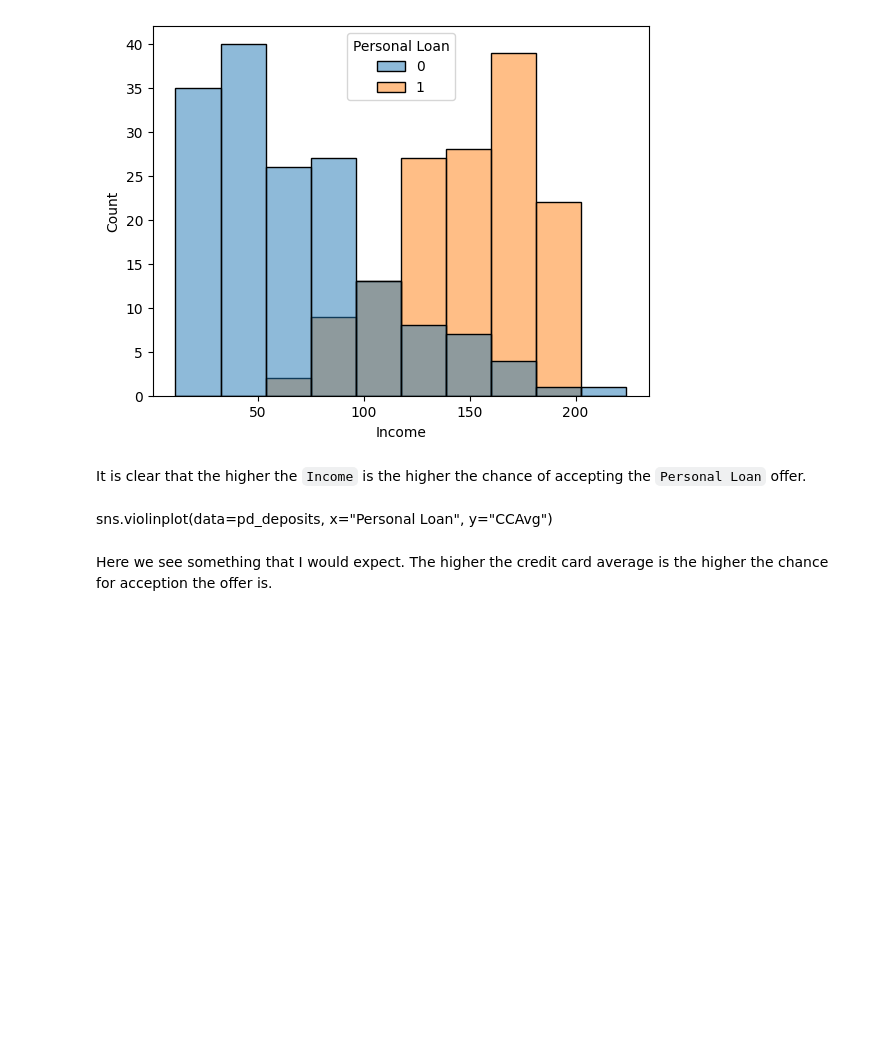
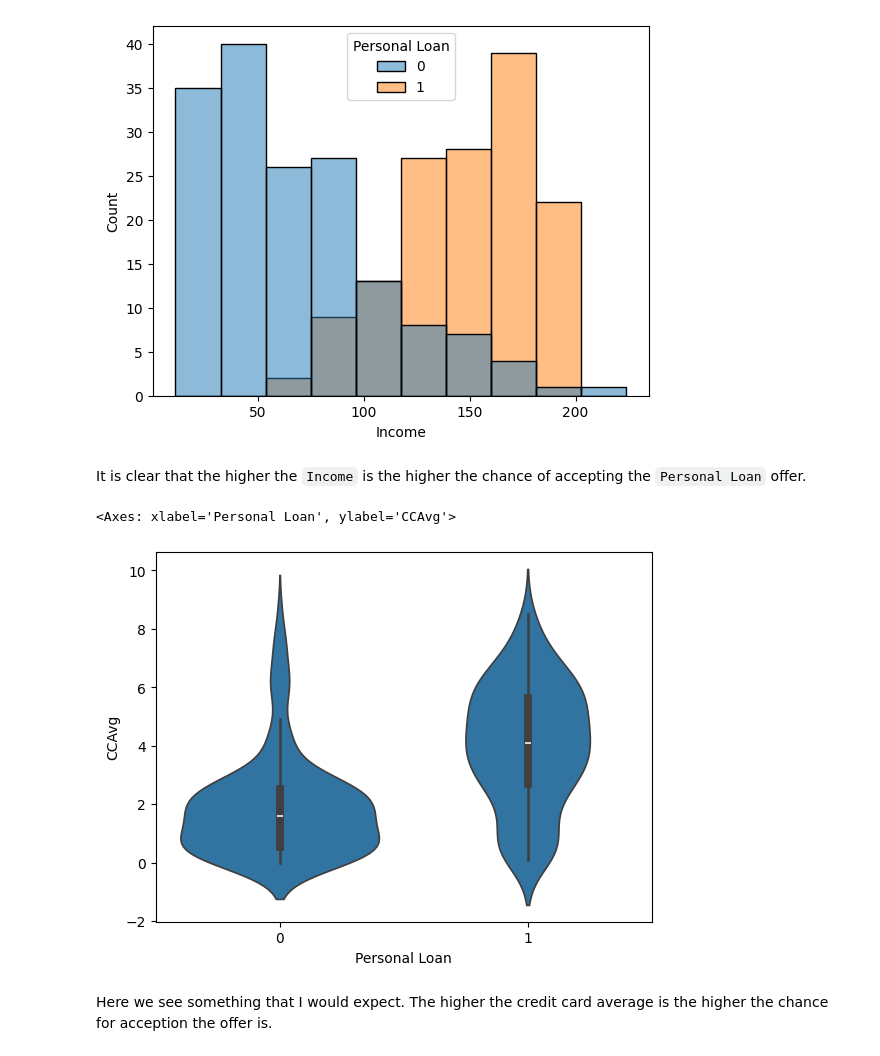
Before and after one commit to NickKirilov/Visa-for-Lisa, a Jupyter notebook: visa_for_lisa.ipynb, the cells around one changed output. Drawn from its saved outputs; the diff is of its cells as text; code cells hidden in the pictures; blank space fills up the shorter version.

```diff
--- a/visa_for_lisa.ipynb
+++ b/visa_for_lisa.ipynb
@@ -199,8 +199,11 @@ sns.histplot(data=pd_deposits, x="Income", hue="Personal Loan")
 [figure]
 # %% [markdown]
 It is clear that the higher the `Income` is the higher the chance of accepting the `Personal Loan` offer.
-# %% [markdown]
-sns.violinplot(data=pd_deposits, x="Personal Loan", y="CCAvg")
+# %%
+sns.violinplot(data=pd_deposits, x="Personal Loan", y="CCAvg")
+# %% [output]
+<Axes: xlabel='Personal Loan', ylabel='CCAvg'>
+[figure, added]
 # %% [markdown]
 Here we see something that I would expect. The higher the credit card average is the higher the chance for acception the offer is.
 # %% [markdown]
```
Also changed, not shown: 2 other files.
